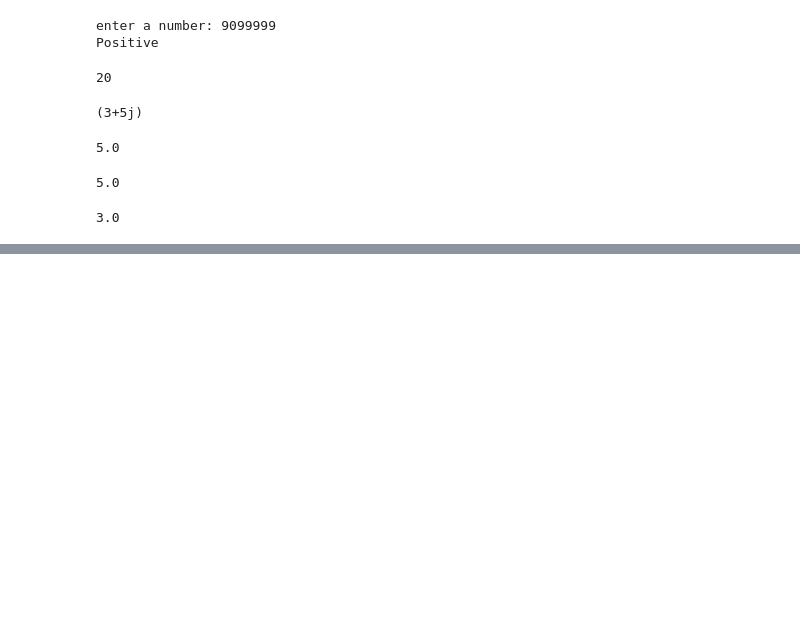
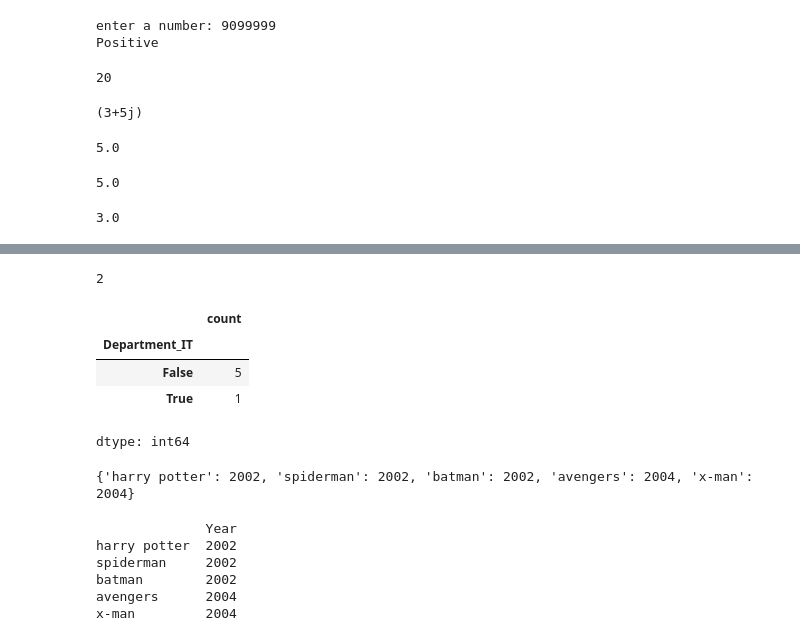
Before and after one commit to gurudattamanpreet/Practice, a Jupyter notebook: Shiva_Concept_Class.ipynb, the cells around one changed output, grey strips where cells are left out. Cells and saved outputs as stored; diff of their text form; code cells hidden in the pictures; blank space fills up the shorter version.

```diff
--- a/Shiva_Concept_Class.ipynb
+++ b/Shiva_Concept_Class.ipynb
@@ -1510,0 +1564,4 @@ b.real
+# %%
+df={'Department':['IT','HR','Admin','Engineer','Pharma','Operations']}
+# %%
+df=pd.DataFrame(df)
@@ -1510,0 +1579,2 @@ b.real
+# %%
+df = pd.get_dummies(df, columns=['Department'],drop_first=True)
@@ -1510,0 +1596,12 @@ b.real
+# %%
+df['Department_Engineer'].nunique()
+# %% [output]
+2
+# %%
+df['Department_IT'].value_counts()
+# %% [output]
+|  | count |
+| Department_IT |  |
+| False | 5 |
+| True | 1 |
+dtype: int64
@@ -1510,0 +1613,15 @@ b.real
+# %%
+movie1={'harry potter':2002,'spiderman':2002,'batman':2002,'avengers':2004,'x-man':2004}
+print(movie1)
+# %% [output]
+{'harry potter': 2002, 'spiderman': 2002, 'batman': 2002, 'avengers': 2004, 'x-man': 2004}
+# %%
+df=pd.DataFrame(movie1,index=['Year']).T
+print(df)
+# %% [output]
+              Year
+harry potter  2002
+spiderman     2002
+batman        2002
+avengers      2004
+x-man         2004
```
Also changed, not shown: parts of 17 cells of this notebook.
